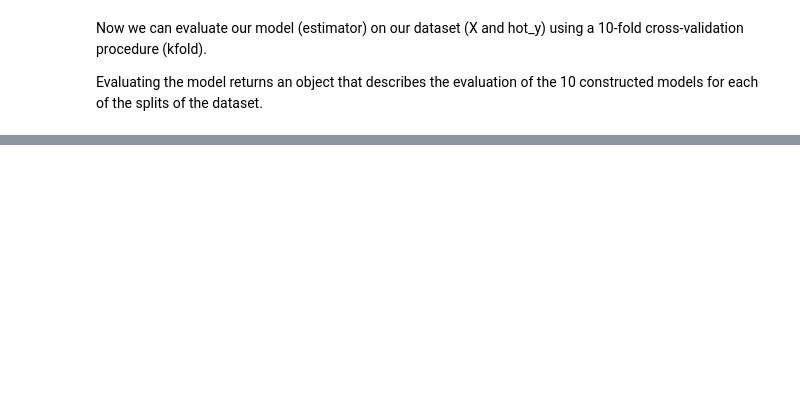
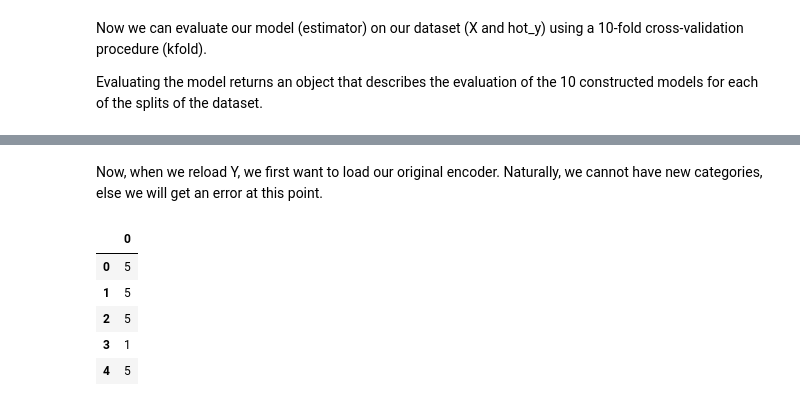
Before and after one commit to shaunenslin/machinelearning, a Jupyter notebook: python/neural networks/keras_multinomial_customers.ipynb, the cells around one changed output, grey strips where cells are left out. Drawn from its saved outputs; the diff is of its cells as text; code cells hidden in the pictures; blank space fills up the shorter version.

```diff
--- a/python/neural networks/keras_multinomial_customers.ipynb
+++ b/python/neural networks/keras_multinomial_customers.ipynb
@@ -333,2 +374,21 @@ df.info()
+# %% [markdown]
+Now, when we reload Y, we first want to load our original encoder. Naturally, we cannot have new categories, else we will get an error at this point.
+# %%
+def prepareYreload(df):
+    # yencoder = LabelEncoder()
+    # yencoder.classes_ = np.load('models/y_classes.npy', allow_pickle=True) # reload saved class from training
+    yencoder = load("models/yencoder.joblib")
+    return yencoder.transform(df["Var_1"])
+
+y = prepareYreload(df)
+df = df.drop(["Var_1"], axis=1)
+pd.DataFrame(y).head()
+# %% [output]
+|  | 0 |
+| 0 | 5 |
+| 1 | 5 |
+| 2 | 5 |
+| 3 | 1 |
+| 4 | 5 |
 # %%
 df.head()
```
Also changed, not shown: parts of 50 cells of this notebook, 9 other files.
